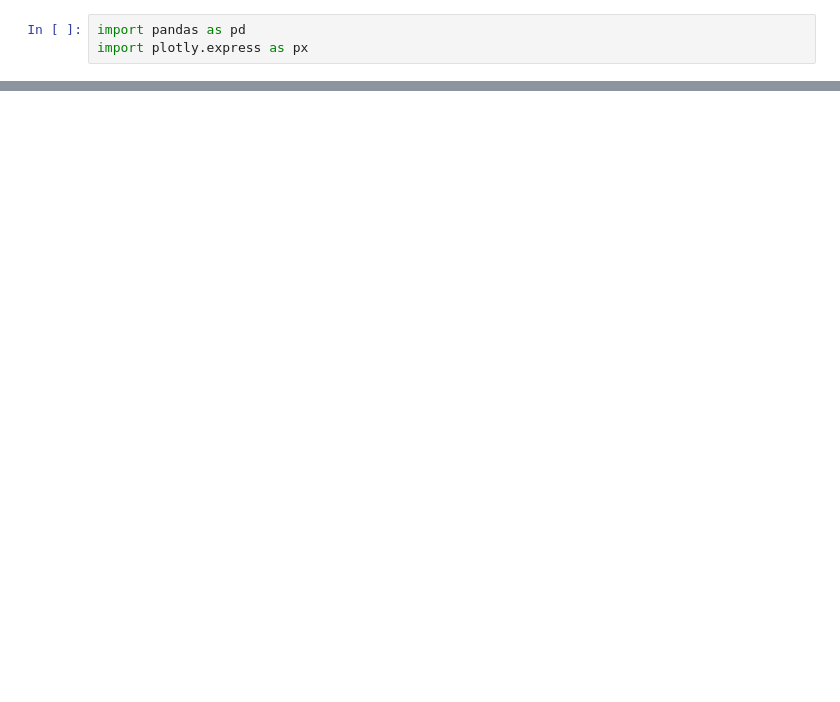
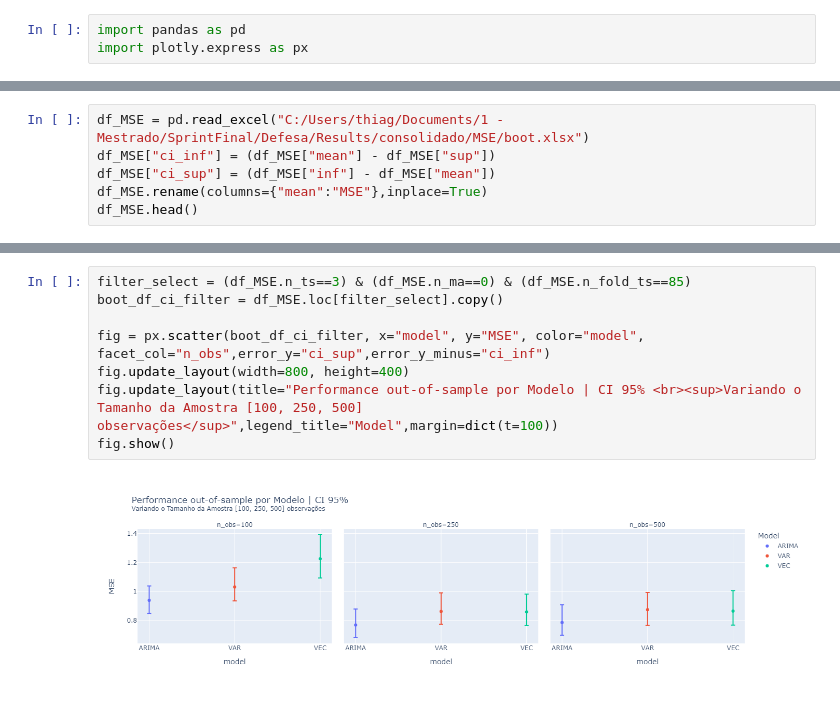
Before and after one commit to ThiagueraBarao/defesa_mestrado, a Jupyter notebook: chartsPy/ConfidenceIntervals.ipynb, the cells around one changed output, grey strips where cells are left out. Drawn from its saved outputs; the diff is of its cells as text; blank space fills up the shorter version.

```diff
--- a/chartsPy/ConfidenceIntervals.ipynb
+++ b/chartsPy/ConfidenceIntervals.ipynb
@@ -13,3 +14,9 @@ df.head()
 | 2 | MAE & n_obs__100 & n_ma__0 & n_fo... | 100 | 0 | 85 | 2 | VEC | 0.847400 | 0.799527 | 0.902322 | 0.047873 | 0.054922 |
 | 3 | MAE & n_obs__100 & n_ma__0 & n_fo... | 100 | 0 | 85 | 3 | ARIMA | 0.747558 | 0.700584 | 0.788387 | 0.046973 | 0.040830 |
 | 4 | MAE & n_obs__100 & n_ma__0 & n_fo... | 100 | 0 | 85 | 3 | VAR | 0.781117 | 0.734908 | 0.829889 | 0.046209 | 0.048772 |
+# %%
+df_MSE = pd.read_excel("C:/Users/thiag/Documents/1 -Mestrado/SprintFinal/Defesa/Results/consolidado/MSE/boot.xlsx")
+df_MSE["ci_inf"] = (df_MSE["mean"] - df_MSE["sup"])
+df_MSE["ci_sup"] = (df_MSE["inf"] - df_MSE["mean"])
+df_MSE.rename(columns={"mean":"MSE"},inplace=True)
+df_MSE.head()
@@ -15,0 +40,10 @@ df.head()
+# %%
+filter_select = (df_MSE.n_ts==3) & (df_MSE.n_ma==0) & (df_MSE.n_fold_ts==85)
+boot_df_ci_filter = df_MSE.loc[filter_select].copy()
+
+fig = px.scatter(boot_df_ci_filter, x="model", y="MSE", color="model", facet_col="n_obs",error_y="ci_sup",error_y_minus="ci_inf")
+fig.update_layout(width=800, height=400)
+fig.update_layout(title="Performance out-of-sample por Modelo | CI 95% <br><sup>Variando o Tamanho da Amostra [100, 250, 500] observações</sup>",legend_title="Model",margin=dict(t=100))
+fig.show()
+# %% [output]
+[figure, added]
```
Also changed, not shown: parts of 12 cells of this notebook, 9 other files.
